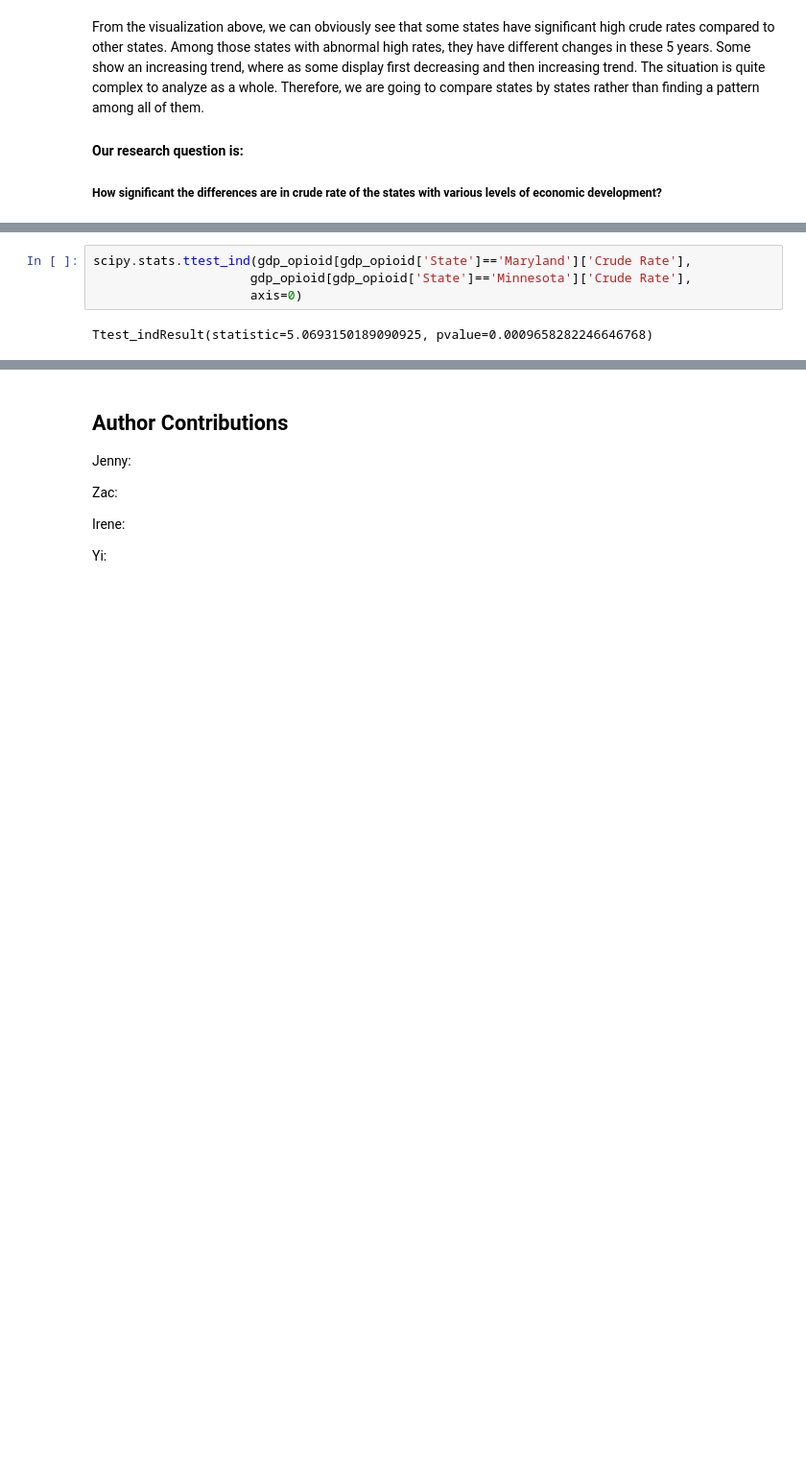
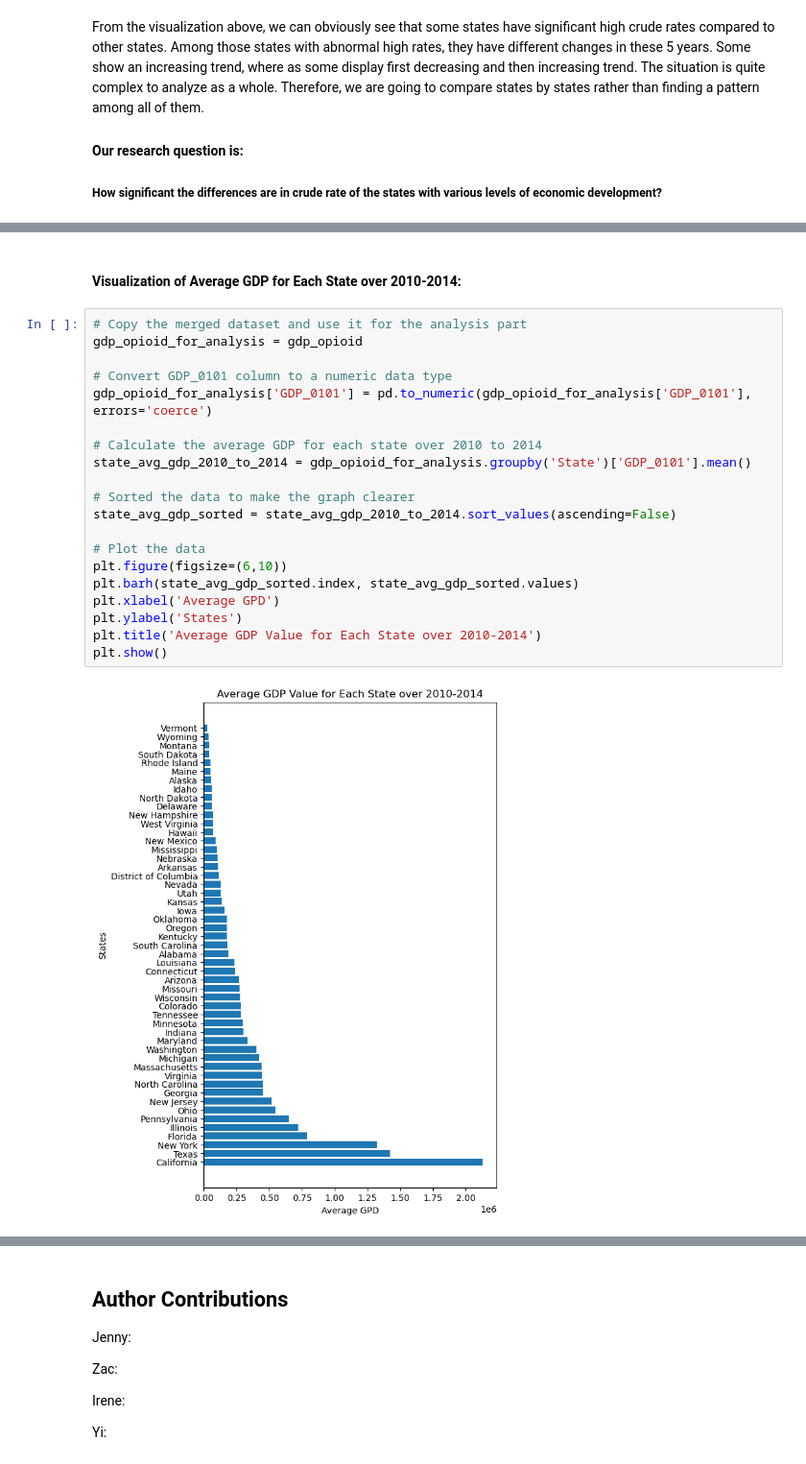
Before and after one commit to UCB-stat-159-s23/project-Group15, a Jupyter notebook: main.ipynb, the cells around one changed output, grey strips where cells are left out. Shown at 96% size. Saved outputs shown, nothing was run; the diff lists cells and outputs as text; blank space fills up the shorter version.

Commit message:
Analysis Section Completed

```diff
--- a/main.ipynb
+++ b/main.ipynb
@@ -148,9 +147,27 @@ In order to compare the states with different levels of economic development, we
 - each state of crude rate and other data relevant to opioid overdose deaths is independent of each other
 - the data collected follows a continuous or ordinal scale
 - the data, when plotted, results in a normal distribution, bell-shaped distribution curve
-# %%
-scipy.stats.ttest_ind(gdp_opioid[gdp_opioid['State']=='Maryland']['Crude Rate'],
-                     gdp_opioid[gdp_opioid['State']=='Minnesota']['Crude Rate'],
-                     axis=0)
-# %% [output]
-Ttest_indResult(statistic=5.0693150189090925, pvalue=0.0009658282246646768)
+# %% [markdown]
+#### Visualization of Average GDP for Each State over 2010-2014:
+# %%
+# Copy the merged dataset and use it for the analysis part
+gdp_opioid_for_analysis = gdp_opioid
+
+# Convert GDP_0101 column to a numeric data type
+gdp_opioid_for_analysis['GDP_0101'] = pd.to_numeric(gdp_opioid_for_analysis['GDP_0101'], errors='coerce')
+
+# Calculate the average GDP for each state over 2010 to 2014
+state_avg_gdp_2010_to_2014 = gdp_opioid_for_analysis.groupby('State')['GDP_0101'].mean()
+
+# Sorted the data to make the graph clearer
+state_avg_gdp_sorted = state_avg_gdp_2010_to_2014.sort_values(ascending=False)
+
+# Plot the data
+plt.figure(figsize=(6,10))
+plt.barh(state_avg_gdp_sorted.index, state_avg_gdp_sorted.values)
+plt.xlabel('Average GPD')
+plt.ylabel('States')
+plt.title('Average GDP Value for Each State over 2010-2014')
+plt.show()
+# %% [output]
+[figure, added]
```
Also changed, not shown: parts of 15 cells of this notebook.
